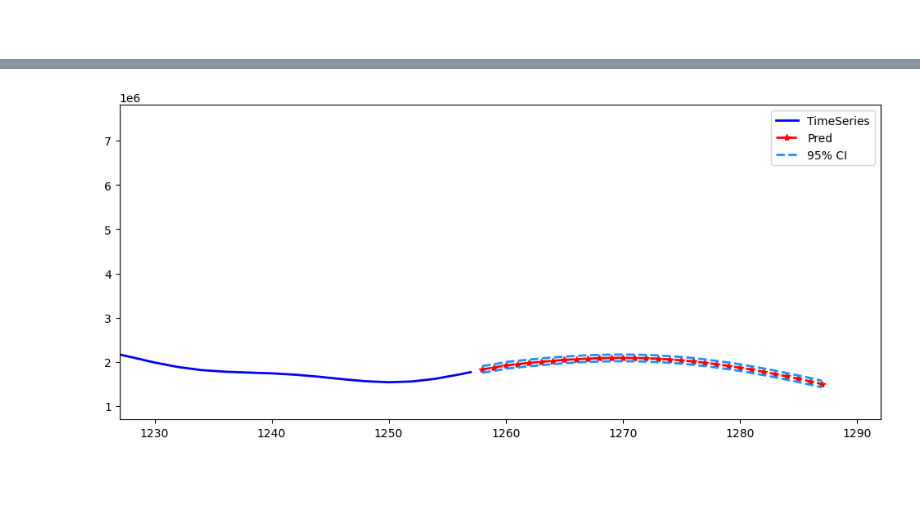
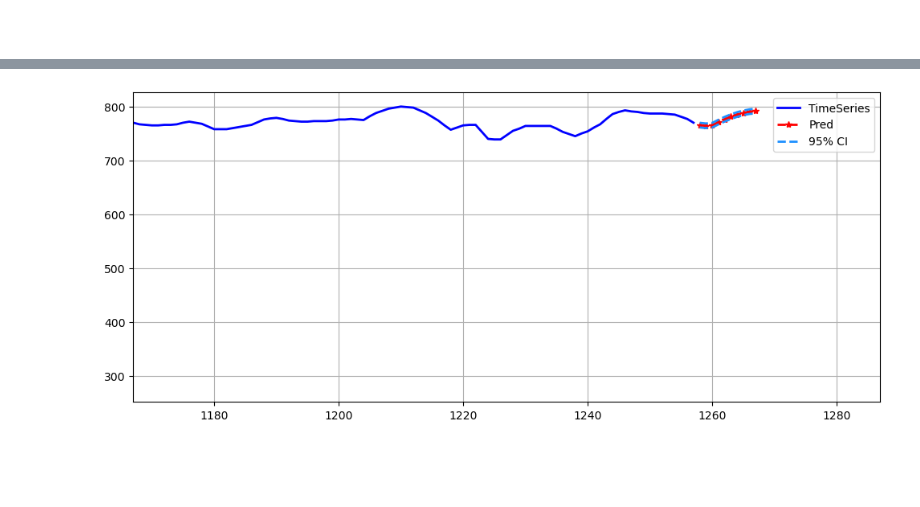
Before and after one commit to seyed7seyed/TF, a Jupyter notebook: Google_Stock_Price_WaveNet_Silver.ipynb, the cells around one changed output, grey strips where cells are left out. Drawn from its saved outputs; the diff is of its cells as text; code cells hidden in the pictures.

```diff
--- a/Google_Stock_Price_WaveNet_Silver.ipynb
+++ b/Google_Stock_Price_WaveNet_Silver.ipynb
@@ -284,6 +270,12 @@ TimeSeries.tail(3)
 n_Extra = 2
 
 # auto
+try:
+    df_Cyclicity = pickle.load( open(Project_Name + '_df_Cyclicity','rb') )  # load
+    TimeSeries   = pickle.load( open(Project_Name + '_TimeSeries'  ,'rb') )  # load
+except:
+    ;
+
 res  = TimeSeries['Cyclic_Seasonality'].values.copy() - TimeSeries['Cyclicity'].values.copy()
 T    = range( TimeSeries.shape[0] )
 As   = df_Cyclicity[ 'A' ].values.copy().tolist()
@@ -335,7 +327,6 @@ for i in range(df_Cyclicity.shape[0]):
     Lag = df_Cyclicity.loc[i,'Lag']
     sig = [ A*np.sin(w*t+Lag) for t in T ]
     SIG = [ i+j for i,j in zip(SIG,sig)  ]
-
 TimeSeries['Cyclicity'] = SIG
 
 plt.figure(figsize=(12,3))
@@ -374,0 +384,5 @@ plt.show()
+# %%
+trend         = pickle.load( open(Project_Name + '_trend'        ,'rb') )  # load
+initial_value = pickle.load( open(Project_Name + '_initial_value','rb') )  # load
+df_Cyclicity  = pickle.load( open(Project_Name + '_df_Cyclicity' ,'rb') )  # load
+TimeSeries    = pickle.load( open(Project_Name + '_TimeSeries'   ,'rb') )  # load
@@ -405,6 +424,6 @@ warnings.filterwarnings('ignore')
 # %%
 # input
-n = 30   # n_Test
+n = 10   # n = n_Steps = n_Test
 
 # Serie
 Series   = TimeSeries['Seasonality'].values.tolist()[:-n]
@@ -464,7 +507,7 @@ plt.tight_layout(pad=1, h_pad=None, w_pad=None, rect=(0, 0, 1.5, 1))
 # %%
 PDQs, RMSEs,AICs,BICs = [], [], [], []
 
-n_pq = 5
+n_pq = 6
 for p in range(n_pq):
     for d in range(2):
         for q in range(n_pq):
@@ -734,27 +830,27 @@ array([ 734214.78953993,  771208.83290231,  807310.16269047,
 # %%
 # Forecasting Unknown Future
 Full_Pred = [ x1+x2+x3 for x1,x2,x3 in zip(TREND,SIG,Pred) ]
 #Full_Pred = [ x1+x2 for x1,x2 in zip(TREND,SIG) ]
 
 # Confidence Interval
 Pred_95_Top = [ x+2*SD for x in Full_Pred ]
 Pred_68_Top = [ x+1*SD for x in Full_Pred ]
 Pred_68_Bot = [ x-1*SD for x in Full_Pred ]
 Pred_95_Bot = [ x-2*SD for x in Full_Pred ]
 
 # Visualizing
 plt.figure( figsize=(12,5) )
 plt.plot(       T_TS     , TimeSeries['Smoothed_Series'] ,  "-" , color='blue'      , linewidth=2, label="TimeSeries" )
 plt.plot(          T_Pred             , Full_Pred       , "--*" , color='red'       , linewidth=2, label="Pred"       )
 plt.plot(          T_Pred             , Pred_95_Top, "--" , color='dodgerblue', linewidth=2, label="95% CI"     )
 #plt.plot(          T_Pred             , Pred_68_Top, "--" , color='lime'      , linewidth=2, label="68% CI"     )
 #plt.plot(          T_Pred             , Pred_68_Bot, "--" , color='lime'      , linewidth=2                     )
 plt.plot(          T_Pred             , Pred_95_Bot, "--" , color='dodgerblue', linewidth=2                     )
-plt.xlim( T_Pred[-1]-2*n_Steps, T_Pred[-1]+5 )
+plt.xlim( T_Pred[-1]-10*n_Steps, T_Pred[-1]+2*n_Steps )
 #plt.ylim([760,810])
-plt.legend(); plt.show()
+plt.legend(); plt.grid('on'); plt.show()
 # %% [output]
-[figure, old version]
+[figure, new version]
 # %% [markdown]
 #####
 # %% [markdown]
```
Also changed, not shown: parts of 111 cells of this notebook.
